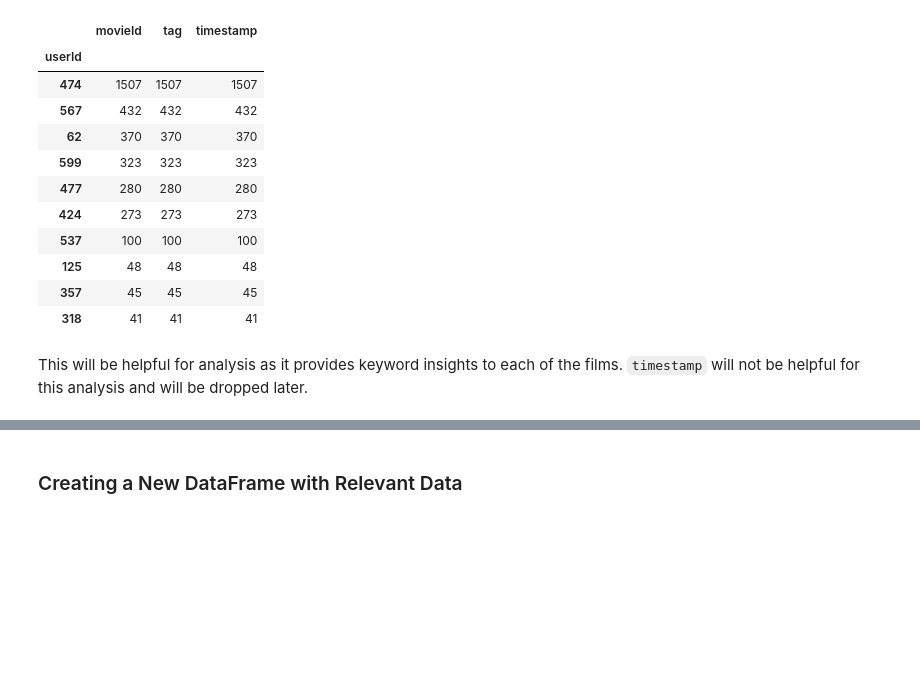
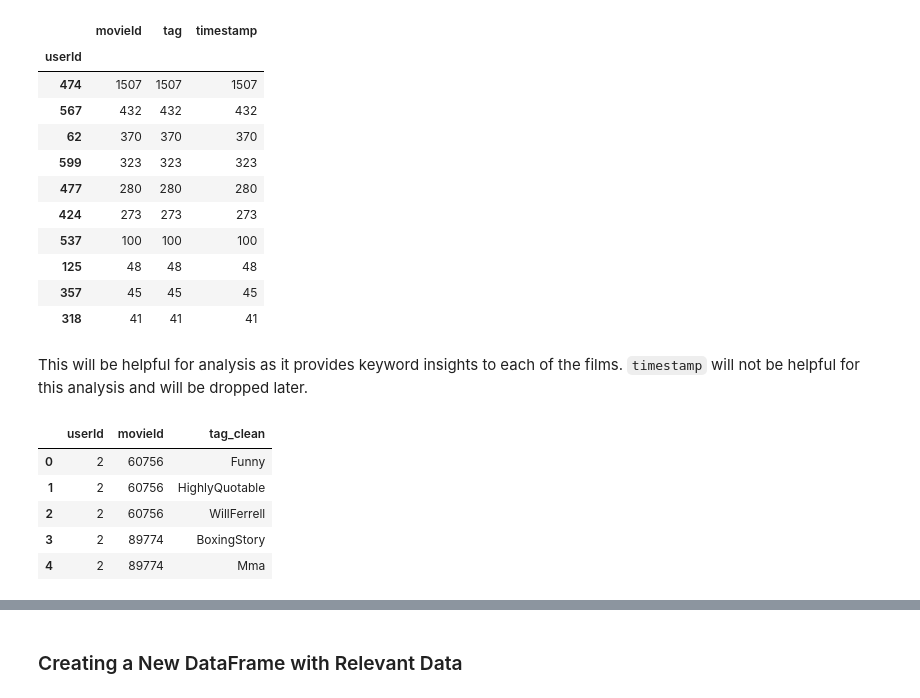
Before and after one commit to JasmineHuang25/rec-systems-project, a Jupyter notebook: clean.ipynb, the cells around one changed output, grey strips where cells are left out. Saved outputs shown, nothing was run; the diff lists cells and outputs as text; code cells hidden in the pictures; blank space fills up the shorter version.

```diff
--- a/clean.ipynb
+++ b/clean.ipynb
@@ -253,3 +274,16 @@ tags_df.groupby('userId').count().sort_values('tag', ascending=False).head(10)
 | 318 | 41 | 41 | 41 |
 # %% [markdown]
 This will be helpful for analysis as it provides keyword insights to each of the films. `timestamp` will not be helpful for this analysis and will be dropped later.
+# %%
+#cleaning tags
+tags_df2 = tags_df
+tags_df2['tag_clean'] = tags_df2['tag'].iloc[0:].apply(lambda x: x.title().replace(' ', ''))
+tags_df_clean = tags_df2.drop(['tag', 'timestamp'], axis=1)
+tags_df_clean.head()
+# %% [output]
+|  | userId | movieId | tag_clean |
+| 0 | 2 | 60756 | Funny |
+| 1 | 2 | 60756 | HighlyQuotable |
+| 2 | 2 | 60756 | WillFerrell |
+| 3 | 2 | 89774 | BoxingStory |
+| 4 | 2 | 89774 | Mma |
```
Also changed, not shown: parts of 43 cells of this notebook.
